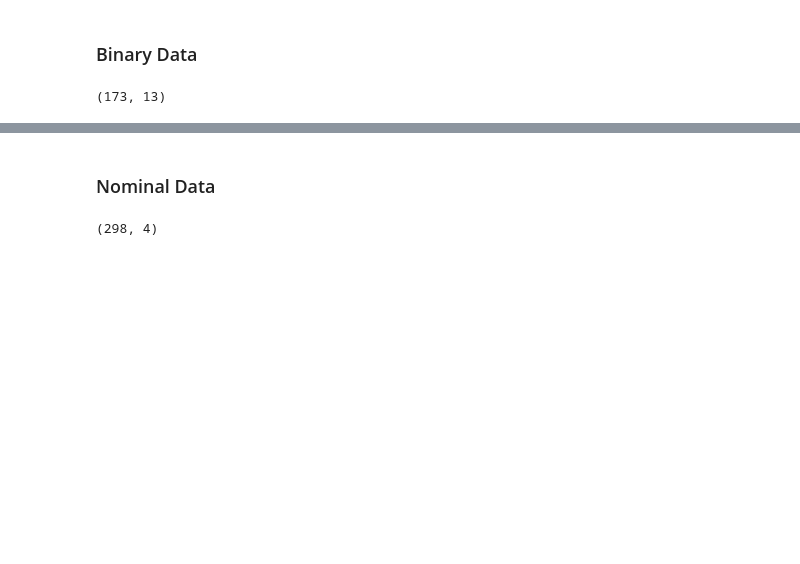
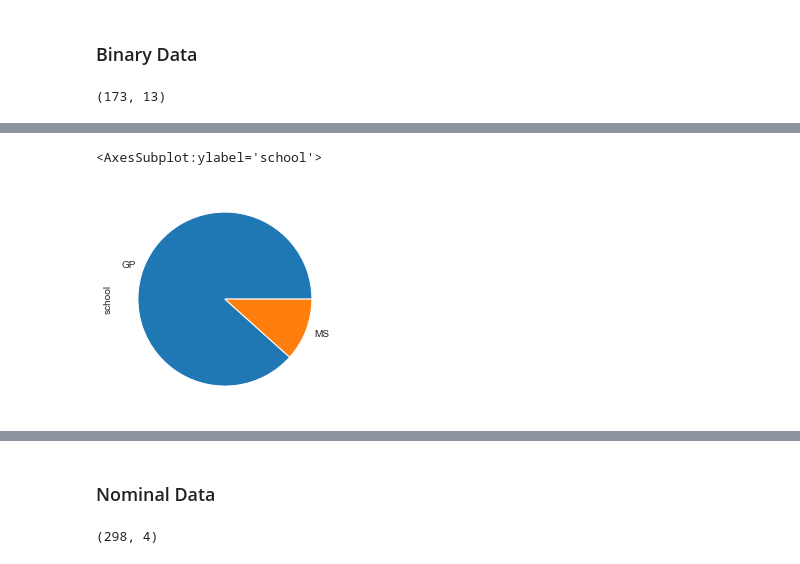
Before and after one commit to artkel/module_2, a Jupyter notebook: EDA_UNICEF.ipynb, the cells around one changed output, grey strips where cells are left out. Saved outputs shown, nothing was run; the diff lists cells and outputs as text; code cells hidden in the pictures; blank space fills up the shorter version.

```diff
--- a/EDA_UNICEF.ipynb
+++ b/EDA_UNICEF.ipynb
@@ -181,0 +241,5 @@ graph for schoolsup
+# %%
+df_binary["school"].value_counts().plot(kind="pie")
+# %% [output]
+<AxesSubplot:ylabel='school'>
+[figure, added]
```
Also changed, not shown: parts of 8 cells of this notebook.
